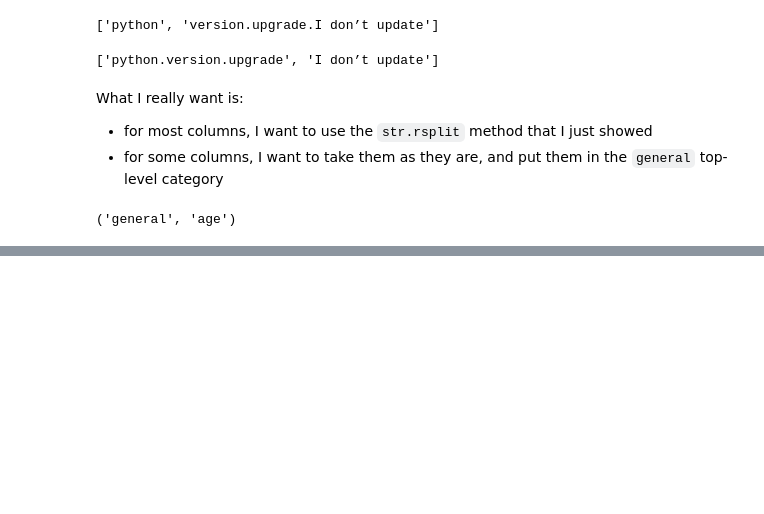
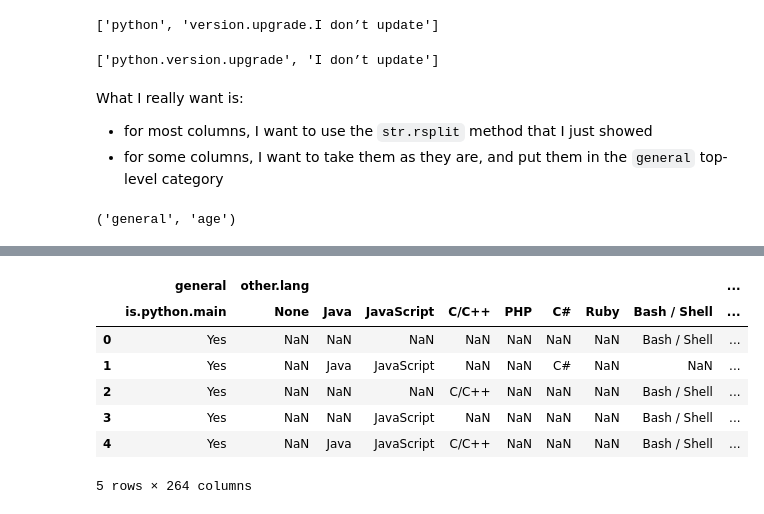
Before and after one commit to reuven/2021-11Nov-05, a Jupyter notebook: Xing - 2021-11Nov-05.ipynb, the cells around one changed output, grey strips where cells are left out. Cells and saved outputs as stored; diff of their text form; code cells hidden in the pictures; blank space fills up the shorter version.

```diff
--- a/Xing - 2021-11Nov-05.ipynb
+++ b/Xing - 2021-11Nov-05.ipynb
@@ -105,0 +131,16 @@ column_multi_name('')
+# %%
+new_columns = pd.MultiIndex.from_tuples([column_multi_name(one_column)
+                         for one_column in df.columns])
+# %%
+df.columns = new_columns
+# %%
+df.head()
+# %% [output]
+|  | general | other.lang |  |  |  |  |  |  |  | ... |
+|  | is.python.main | None | Java | JavaScript | C/C++ | PHP | C# | Ruby | Bash / Shell | ... |
+| 0 | Yes | NaN | NaN | NaN | NaN | NaN | NaN | NaN | Bash / Shell | ... |
+| 1 | Yes | NaN | Java | JavaScript | NaN | NaN | C# | NaN | NaN | ... |
+| 2 | Yes | NaN | NaN | NaN | C/C++ | NaN | NaN | NaN | Bash / Shell | ... |
+| 3 | Yes | NaN | NaN | JavaScript | NaN | NaN | NaN | NaN | Bash / Shell | ... |
+| 4 | Yes | NaN | Java | JavaScript | C/C++ | NaN | NaN | NaN | Bash / Shell | ... |
+5 rows × 264 columns
```
Also changed, not shown: parts of 4 cells of this notebook.
